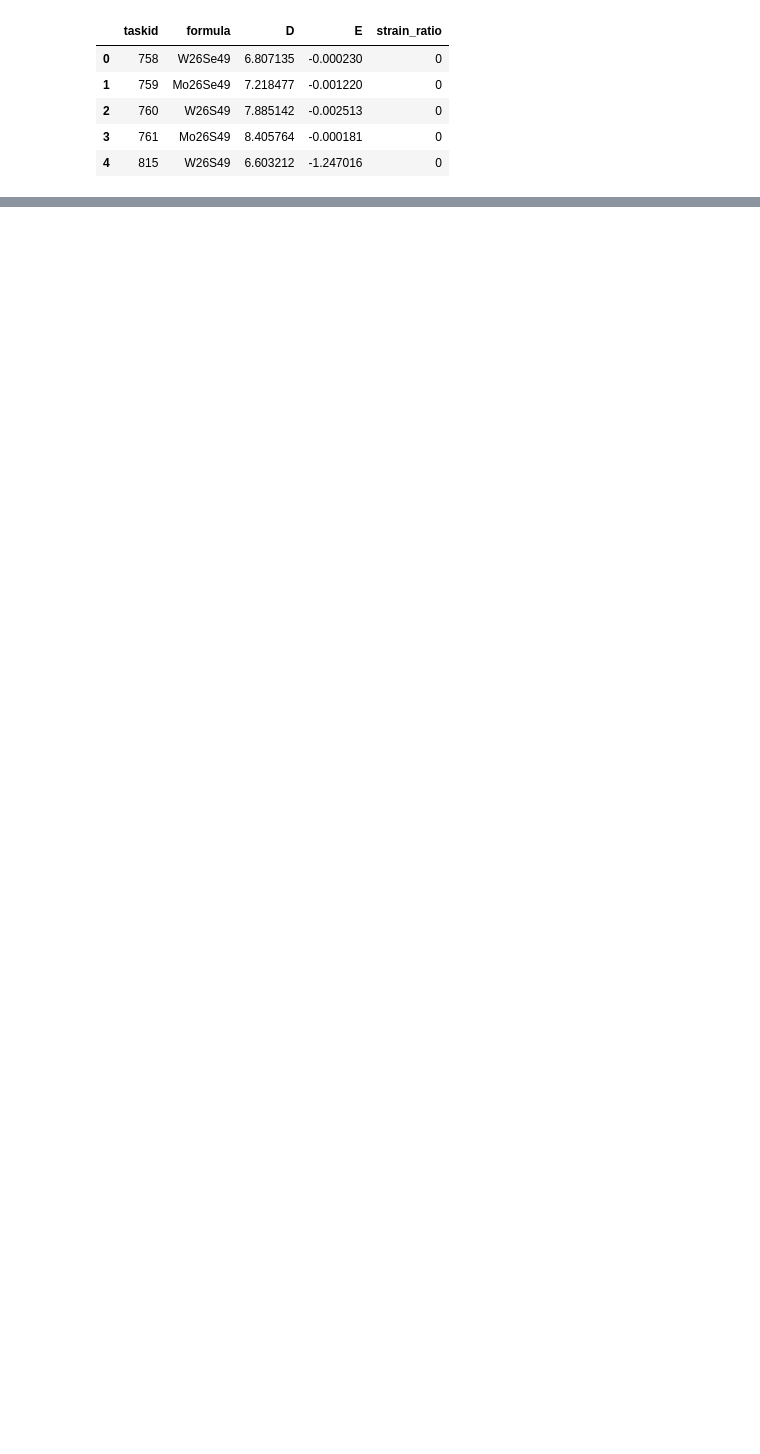
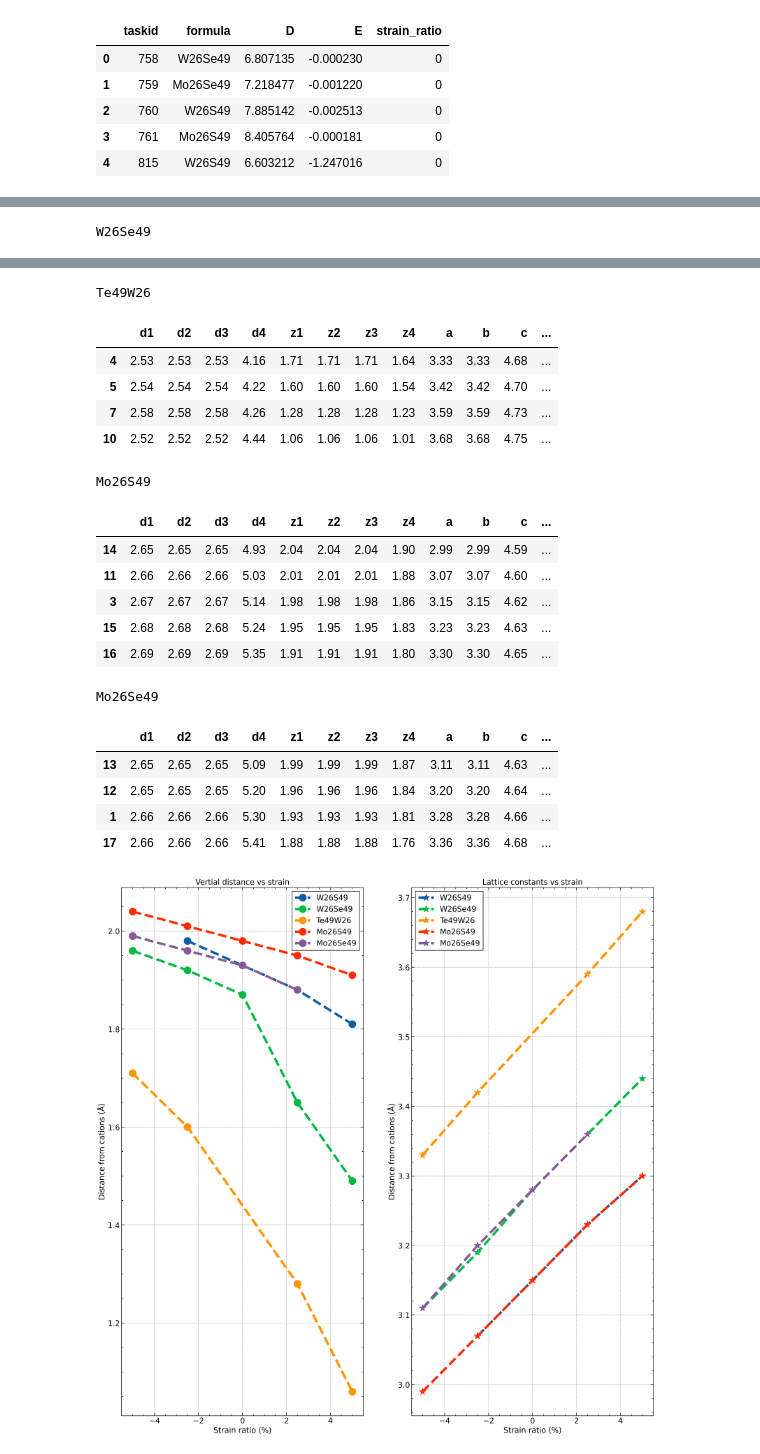
Before and after one commit to tsaie79/JPack, a Jupyter notebook: projects/qubit_sensor/analysis/data_analysis.ipynb, the cells around one changed output, grey strips where cells are left out. Drawn from its saved outputs; the diff is of its cells as text; code cells hidden in the pictures; blank space fills up the shorter version.

```diff
--- a/projects/qubit_sensor/analysis/data_analysis.ipynb
+++ b/projects/qubit_sensor/analysis/data_analysis.ipynb
@@ -239,0 +305,37 @@ Mo26Se49
+# %%
+st_data = pd.DataFrame(st_data)
+# display(st_data.round(3).sort_values("formula"))
+fig = plt.figure(dpi=300, figsize=(20, 20))
+for plt_idx, formula in enumerate(st_data["formula"].unique()):
+    print(formula)
+
+    st_data_df = st_data.loc[st_data["formula"] == formula, :]
+    st_condition = (st0_df["formula"].str.contains(formula)) & (st0_df["taskid"] != 815)
+    st_data_df = st_data_df.append(st0_df.loc[st_condition, :]).round(2).sort_values("strain_ratio")
+
+
+    st_data_df.sort_values("strain_ratio", inplace=True)
+    display(st_data_df)
+
+    ax = fig.add_subplot(1, 2, 1)
+    ax.set_ylabel("Distance from cations (Å)")
+    ax.plot(st_data_df["strain_ratio"], st_data_df["z1"], "o--", label=formula, lw=5, ms=15)
+
+    ax.set_xlabel("Strain ratio (%)")
+    ax.set_title("Vertial distance vs strain")
+    ax.legend(fancybox=False, edgecolor="black")
+
+
+
+    ax = fig.add_subplot(1, 2, 2)
+    ax.set_ylabel("Distance from cations (Å)")
+    ax.plot(st_data_df["strain_ratio"], st_data_df["a"], "*--", label=formula, lw=5, ms=15)
+
+    ax.set_xlabel("Strain ratio (%)")
+    ax.set_title("Lattice constants vs strain")
+    ax.legend(fancybox=False, edgecolor="black")
+
+
+
+display(fig)
+# %% [output]
@@ -239,0 +348 @@ Mo26Se49
+W26Se49
@@ -239,0 +355,20 @@ Mo26Se49
+Te49W26
+|  | d1 | d2 | d3 | d4 | z1 | z2 | z3 | z4 | a | b | c | ... |
+| 4 | 2.53 | 2.53 | 2.53 | 4.16 | 1.71 | 1.71 | 1.71 | 1.64 | 3.33 | 3.33 | 4.68 | ... |
+| 5 | 2.54 | 2.54 | 2.54 | 4.22 | 1.60 | 1.60 | 1.60 | 1.54 | 3.42 | 3.42 | 4.70 | ... |
+| 7 | 2.58 | 2.58 | 2.58 | 4.26 | 1.28 | 1.28 | 1.28 | 1.23 | 3.59 | 3.59 | 4.73 | ... |
+| 10 | 2.52 | 2.52 | 2.52 | 4.44 | 1.06 | 1.06 | 1.06 | 1.01 | 3.68 | 3.68 | 4.75 | ... |
+Mo26S49
+|  | d1 | d2 | d3 | d4 | z1 | z2 | z3 | z4 | a | b | c | ... |
+| 14 | 2.65 | 2.65 | 2.65 | 4.93 | 2.04 | 2.04 | 2.04 | 1.90 | 2.99 | 2.99 | 4.59 | ... |
+| 11 | 2.66 | 2.66 | 2.66 | 5.03 | 2.01 | 2.01 | 2.01 | 1.88 | 3.07 | 3.07 | 4.60 | ... |
+| 3 | 2.67 | 2.67 | 2.67 | 5.14 | 1.98 | 1.98 | 1.98 | 1.86 | 3.15 | 3.15 | 4.62 | ... |
+| 15 | 2.68 | 2.68 | 2.68 | 5.24 | 1.95 | 1.95 | 1.95 | 1.83 | 3.23 | 3.23 | 4.63 | ... |
+| 16 | 2.69 | 2.69 | 2.69 | 5.35 | 1.91 | 1.91 | 1.91 | 1.80 | 3.30 | 3.30 | 4.65 | ... |
+Mo26Se49
+|  | d1 | d2 | d3 | d4 | z1 | z2 | z3 | z4 | a | b | c | ... |
+| 13 | 2.65 | 2.65 | 2.65 | 5.09 | 1.99 | 1.99 | 1.99 | 1.87 | 3.11 | 3.11 | 4.63 | ... |
+| 12 | 2.65 | 2.65 | 2.65 | 5.20 | 1.96 | 1.96 | 1.96 | 1.84 | 3.20 | 3.20 | 4.64 | ... |
+| 1 | 2.66 | 2.66 | 2.66 | 5.30 | 1.93 | 1.93 | 1.93 | 1.81 | 3.28 | 3.28 | 4.66 | ... |
+| 17 | 2.66 | 2.66 | 2.66 | 5.41 | 1.88 | 1.88 | 1.88 | 1.76 | 3.36 | 3.36 | 4.68 | ... |
+[figure, added]
```
Also changed, not shown: parts of 22 cells of this notebook.
